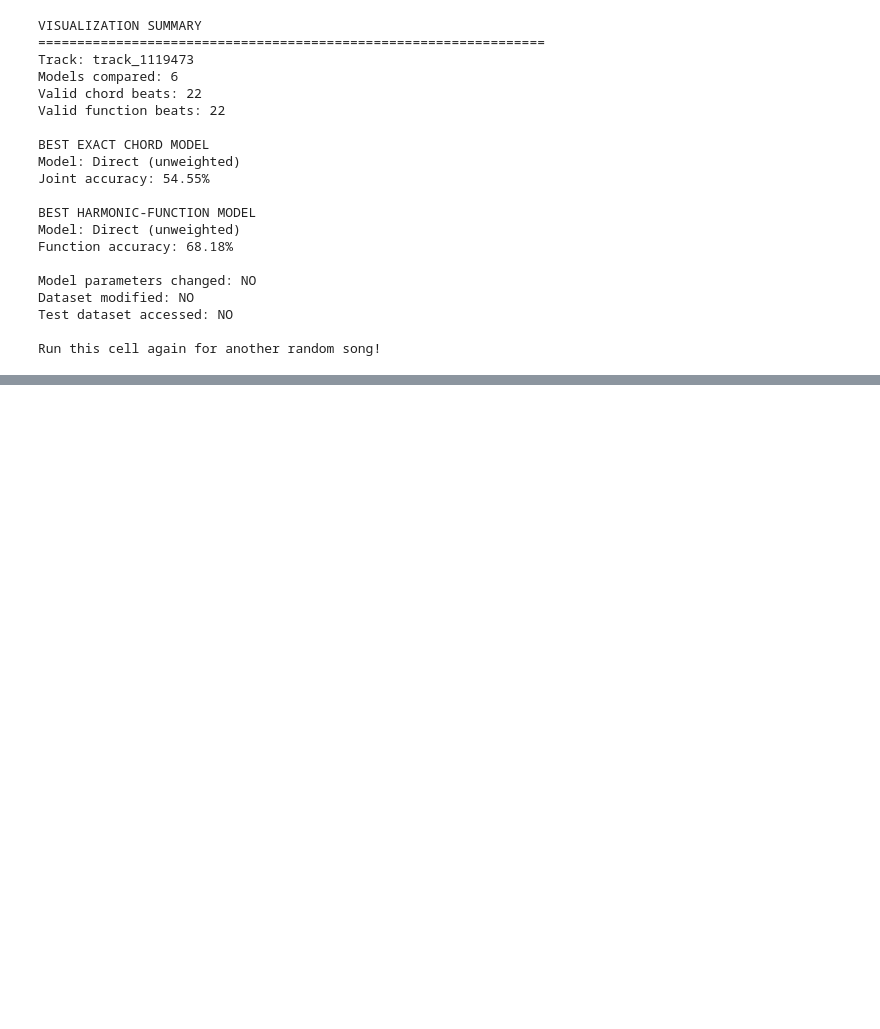
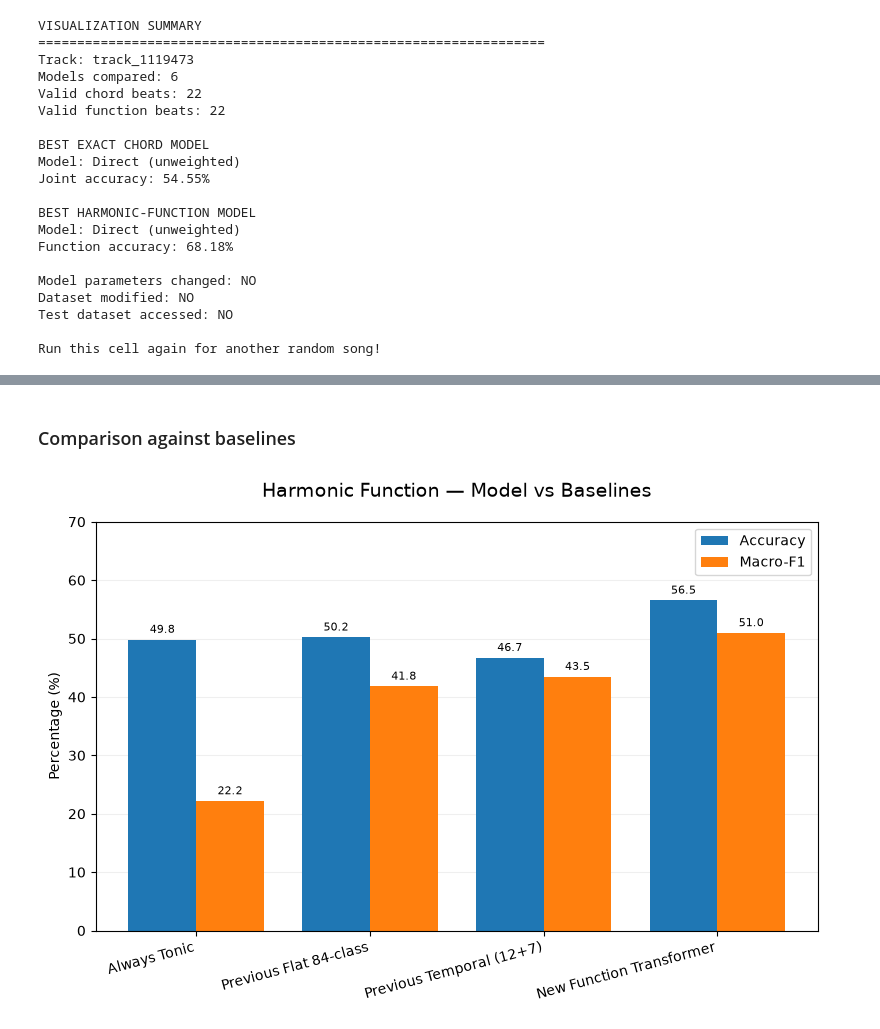
Before and after one commit to SYNCODE-SLIIT/J26-DS-339, a Jupyter notebook: experiments/pasan/notebooks/03_phase3_transformer_development.ipynb, the cells around one changed output, grey strips where cells are left out. Saved outputs shown, nothing was run; the diff lists cells and outputs as text; code cells hidden in the pictures; blank space fills up the shorter version.

```diff
--- a/experiments/pasan/notebooks/03_phase3_transformer_development.ipynb
+++ b/experiments/pasan/notebooks/03_phase3_transformer_development.ipynb
@@ -22355,0 +23510,13 @@ Run this cell again for another random song!
+# %% [markdown]
+### Comparison against baselines
+# %%
+
+p3_plot_grouped(
+    baseline_df,
+    "Model",
+    ["Accuracy", "Macro-F1"],
+    "Harmonic Function — Model vs Baselines",
+    ymax=70
+)
+# %% [output]
+[figure, added]
```
Also changed, not shown: parts of 18 cells of this notebook, 11 other files.
